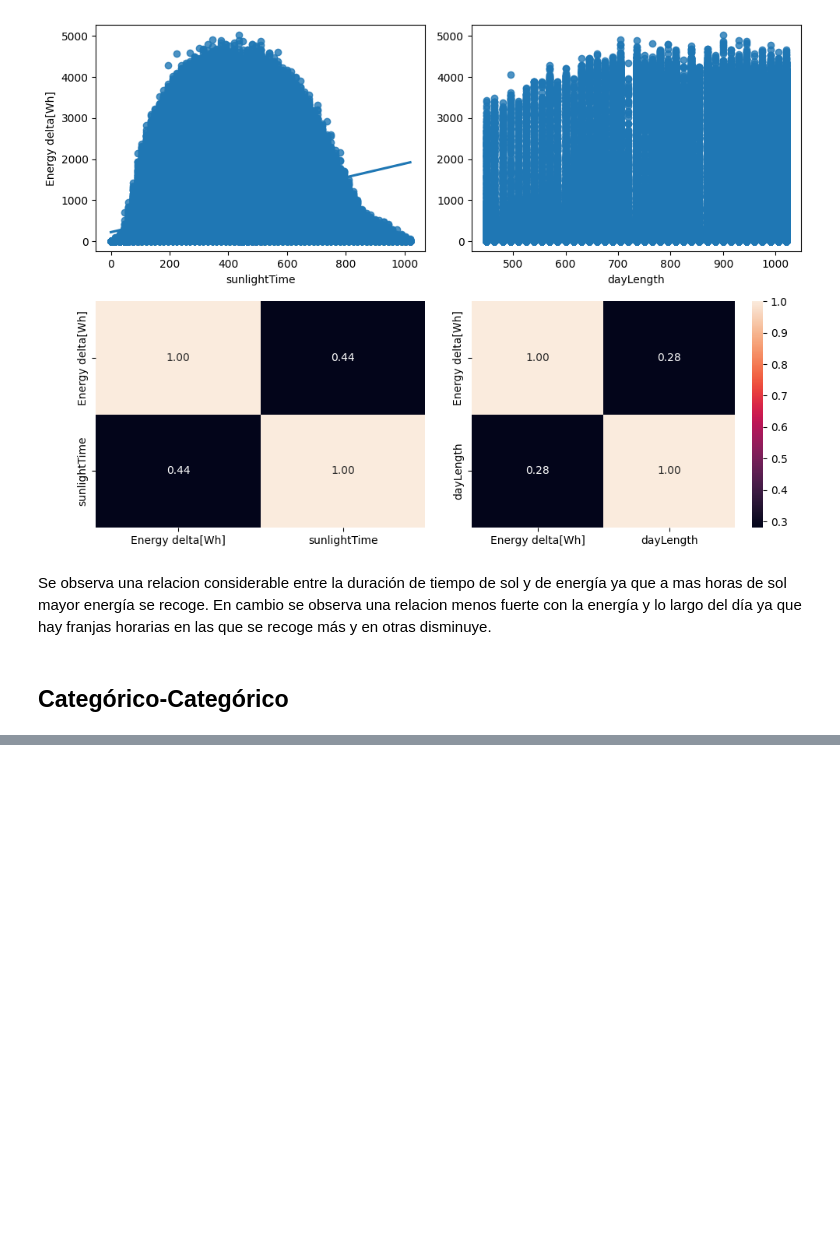
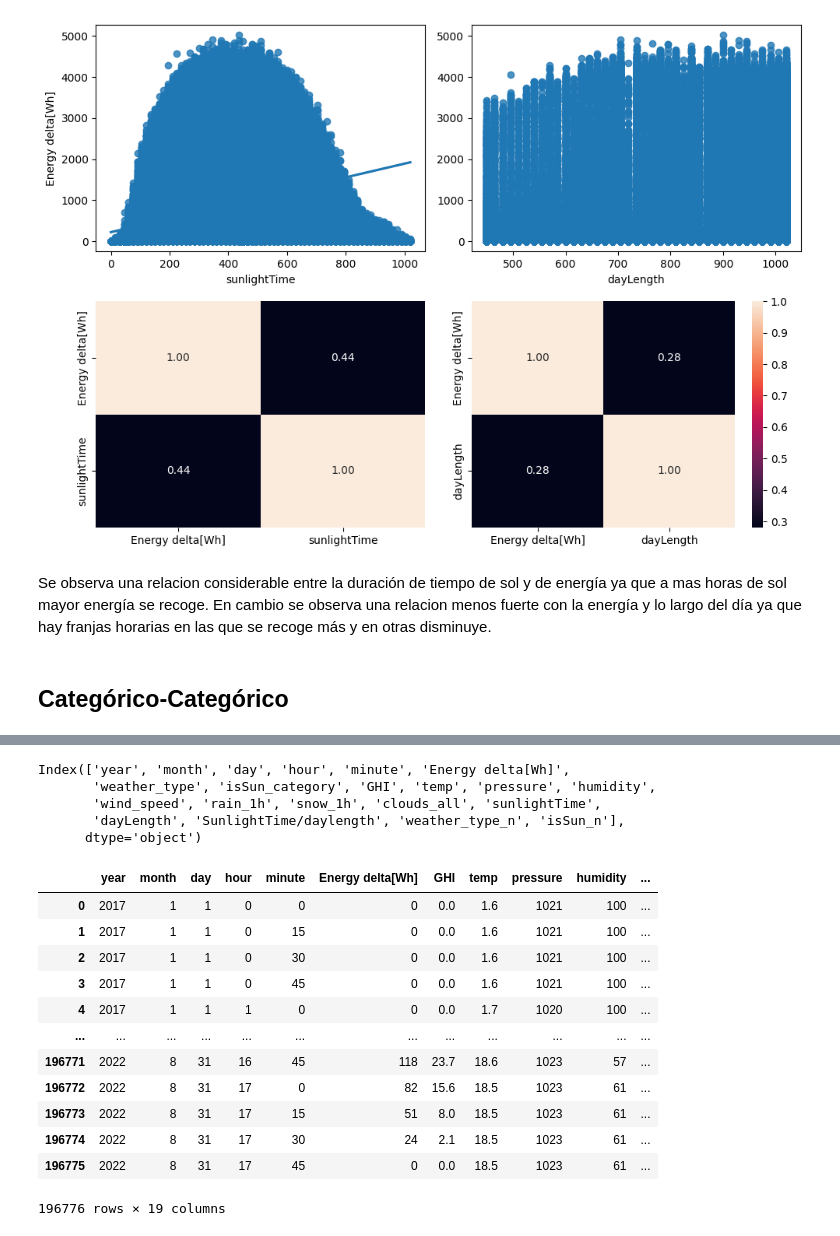
Before and after one commit to 4GeeksAcademy/Final-Project-JOF, a Jupyter notebook: src/Proyecto JOF.ipynb, the cells around one changed output, grey strips where cells are left out. Cells and saved outputs as stored; diff of their text form; code cells hidden in the pictures; blank space fills up the shorter version.

```diff
--- a/src/Proyecto JOF.ipynb
+++ b/src/Proyecto JOF.ipynb
@@ -708,0 +721,33 @@ Se observa una relacion considerable entre la duración de tiempo de sol y de en
+# %%
+total_data_timediv.columns
+# %% [output]
+Index(['year', 'month', 'day', 'hour', 'minute', 'Energy delta[Wh]',
+       'weather_type', 'isSun_category', 'GHI', 'temp', 'pressure', 'humidity',
+       'wind_speed', 'rain_1h', 'snow_1h', 'clouds_all', 'sunlightTime',
+       'dayLength', 'SunlightTime/daylength', 'weather_type_n', 'isSun_n'],
+      dtype='object')
+# %%
+columnas=[ 'year', 'month', 'day', 'hour', 'minute',
+       'Energy delta[Wh]',   'GHI', 'temp',
+       'pressure', 'humidity', 'wind_speed', 'rain_1h', 'snow_1h',
+       'clouds_all', 'sunlightTime', 'dayLength', 'SunlightTime/daylength',
+       'weather_type_n', 'isSun_n']
+    # Crear DataFrame df2 con las columnas seleccionadas
+df2 = total_data_timediv[columnas]
+
+# Verificar el resultado
+df2
+# %% [output]
+|  | year | month | day | hour | minute | Energy delta[Wh] | GHI | temp | pressure | humidity | ... |
+| 0 | 2017 | 1 | 1 | 0 | 0 | 0 | 0.0 | 1.6 | 1021 | 100 | ... |
+| 1 | 2017 | 1 | 1 | 0 | 15 | 0 | 0.0 | 1.6 | 1021 | 100 | ... |
+| 2 | 2017 | 1 | 1 | 0 | 30 | 0 | 0.0 | 1.6 | 1021 | 100 | ... |
+| 3 | 2017 | 1 | 1 | 0 | 45 | 0 | 0.0 | 1.6 | 1021 | 100 | ... |
+| 4 | 2017 | 1 | 1 | 1 | 0 | 0 | 0.0 | 1.7 | 1020 | 100 | ... |
+| ... | ... | ... | ... | ... | ... | ... | ... | ... | ... | ... | ... |
+| 196771 | 2022 | 8 | 31 | 16 | 45 | 118 | 23.7 | 18.6 | 1023 | 57 | ... |
+| 196772 | 2022 | 8 | 31 | 17 | 0 | 82 | 15.6 | 18.5 | 1023 | 61 | ... |
+| 196773 | 2022 | 8 | 31 | 17 | 15 | 51 | 8.0 | 18.5 | 1023 | 61 | ... |
+| 196774 | 2022 | 8 | 31 | 17 | 30 | 24 | 2.1 | 18.5 | 1023 | 61 | ... |
+| 196775 | 2022 | 8 | 31 | 17 | 45 | 0 | 0.0 | 18.5 | 1023 | 61 | ... |
+196776 rows × 19 columns
```
Also changed, not shown: parts of 13 cells of this notebook, 1 other file.
